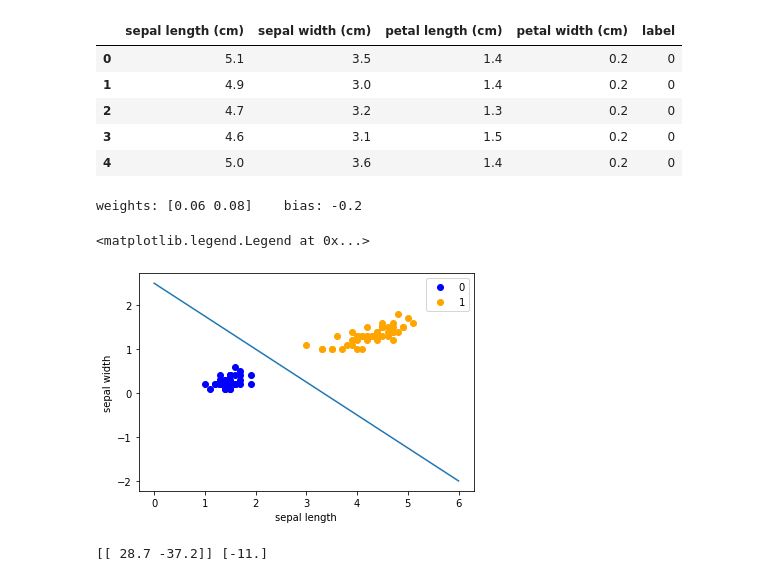
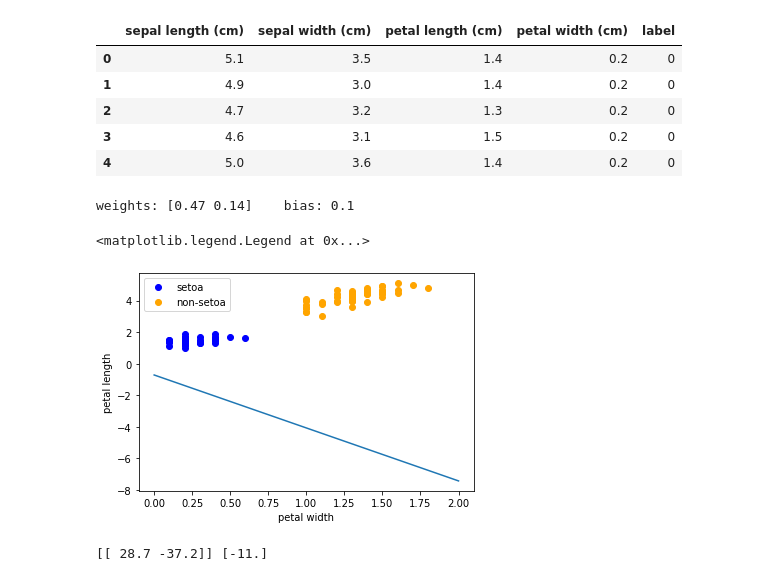
Before and after one commit to yeswhos/COMP5400M-Bio-inspired-Computing, a Jupyter notebook: CW2/Backpropagation on the Iris data set.ipynb, the cells around one changed output. Cells and saved outputs as stored; diff of their text form; code cells hidden in the pictures.

```diff
--- a/CW2/Backpropagation on the Iris data set.ipynb
+++ b/CW2/Backpropagation on the Iris data set.ipynb
@@ -175,6 +180,7 @@ X, y = data[:,:-1], data[:,-1]
 # %%
 print(X)
 # %%
+#from goto import with_goto
 class Perceptron(object):
     def __init__(self, input_feature_num, activation=None):
         self.activation = activation if activation else self.sign
@@ -193,15 +199,38 @@ class Perceptron(object):
         return self.activation(
             np.dot(self.w, x) + self.b)
 
-    def fit(self, x_train, y_train, iteration=200, learning_rate=0.1):
-    #def fit(self, x_train, y_train, iteration=10):
+    def fit(self, x_train, y_train, iteration=10, learning_rate=0.1):
         # 训练函数
         for _ in range(iteration):
+            counter = 0
+            count = 0
             for x, y in zip(x_train, y_train):
                 y_hat = self.predict(x)
+                loss = tf.Variable((y - y_hat) ** 2, name = 'loss')
+                init = tf.global_variables_initializer()
+                with tf.Session() as session:
+                  session.run(init)
+                  a = session.run(loss)
+                  #print("loss", session.run(loss))
+                  if(a == 0.0):
+                    counter += 1
+
                 self._update_weights(x, y, y_hat, learning_rate)
-                #self._update_weights(x, y, y_hat)
+                count += 1
+            if(counter > 90):
+                # print(count)
+                # print(counter)
+                print(self.__str__())
+                return
         print(self)
+    def _loss_function(n_x, n_y):
+        loss = tf.Variable((n_x - n_y) ** 2, name = 'loss')
+        init = tf.global_variables_initializer()
+        with tf.Session() as session:
+          session.run(init)
+          # print(session.run(loss))
+          return session.run(loss)
+
 
     def _update_weights(self, x, y, y_hat, learning_rate):
         # 权重更新, 对照公式查看
@@ -216,20 +245,22 @@ perceptron = Perceptron(input_feature_num=X.shape[1])
 
 perceptron.fit(X, y, iteration=1000, learning_rate=0.1)
 # %% [output]
-weights: [0.06 0.08]    bias: -0.2
+weights: [0.47 0.14]    bias: 0.1
 # %%
-x_points = np.linspace(0, 6)
+x_points = np.linspace(0, 2)
 y_ = -(perceptron.w[0]*x_points + perceptron.b)/perceptron.w[1]
 plt.plot(x_points, y_)
 
-plt.plot(data[:50, 0], data[:50, 1], 'bo', color='blue', label='0')
-plt.plot(data[50:100, 0], data[50:100, 1], 'bo', color='orange', label='1')
-plt.xlabel('sepal length')
-plt.ylabel('sepal width')
+# plt.plot(data[:50, 0], data[:50, 1], 'bo', color='blue', label='0')
+# plt.plot(data[50:100, 0], data[50:100, 1], 'bo', color='orange', label='1')
+plt.plot( data[:50, 1], data[:50, 0],'bo', color='blue', label='setoa')
+plt.plot( data[50:100, 1],data[50:100, 0], 'bo', color='orange', label='non-setoa')
+plt.xlabel('petal width')
+plt.ylabel('petal length')
 plt.legend()
 # %% [output]
 <matplotlib.legend.Legend at 0x...>
-[figure, old version]
+[figure, new version]
 # %%
 # %% [output]
 [[ 28.7 -37.2]] [-11.]
```
Also changed, not shown: parts of 2 cells of this notebook.
